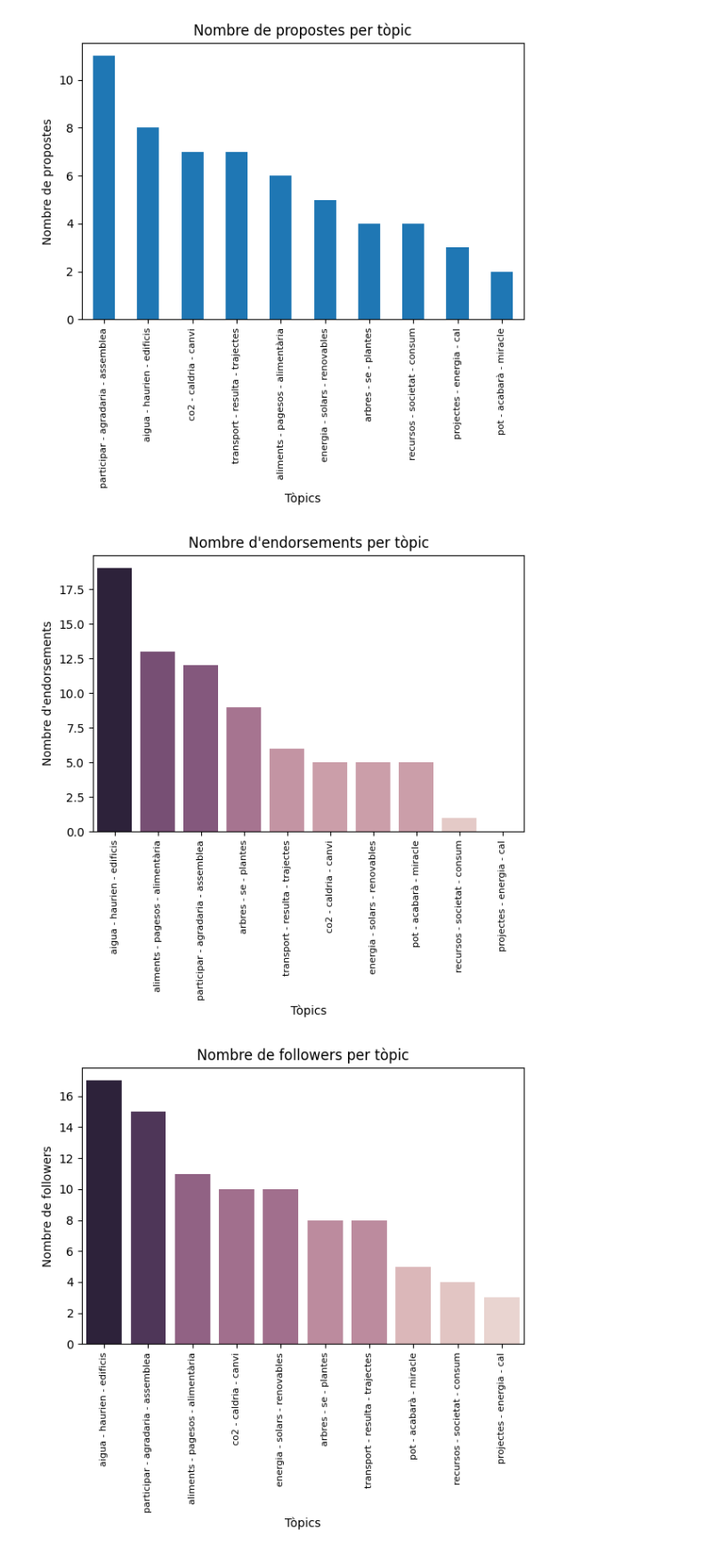
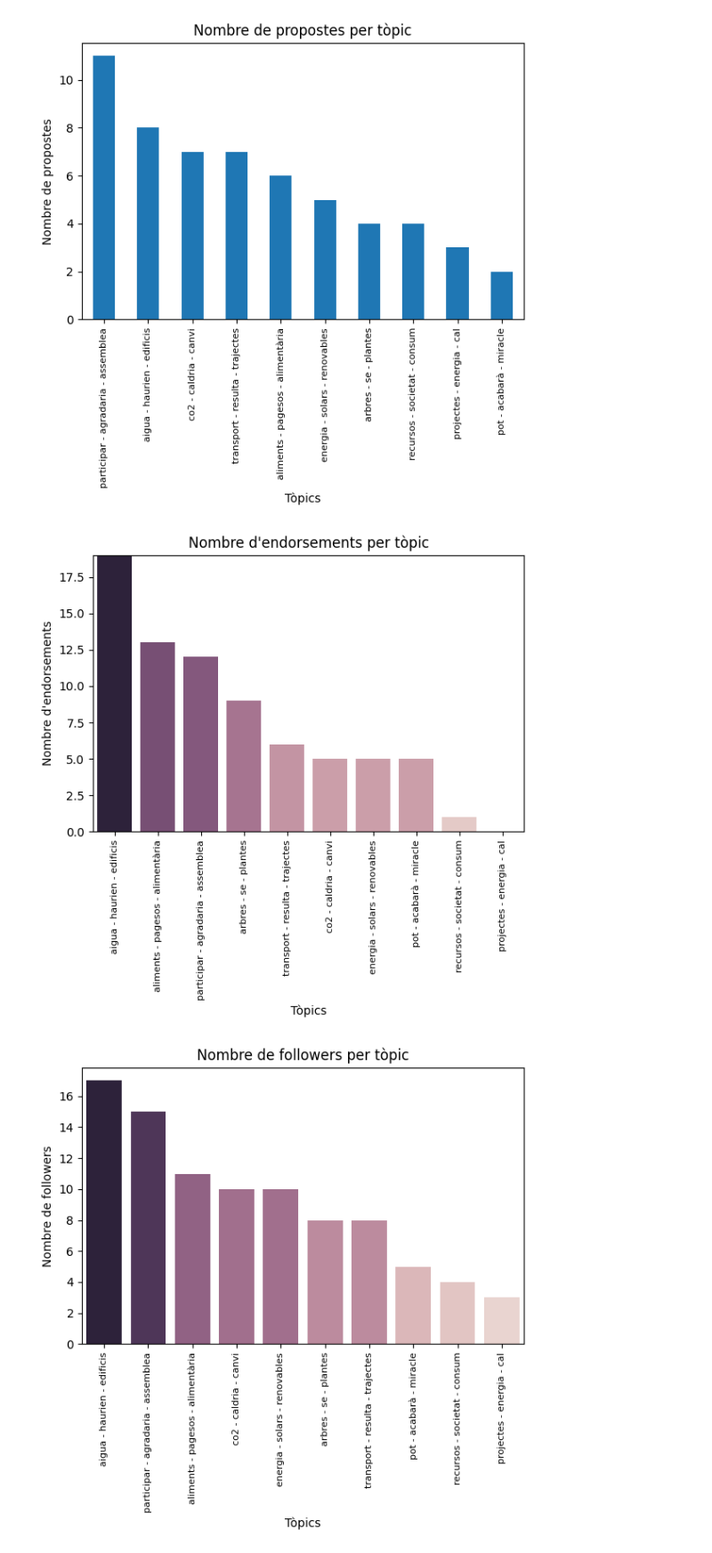
Before and after one commit to NoOPeEKS/dades-assemblea-clima, a Jupyter notebook: notebooks/topic_modeling.ipynb, the cells around one changed output. Shown at 89% size. Cells and saved outputs as stored; diff of their text form; code cells hidden in the pictures.

```diff
--- a/notebooks/topic_modeling.ipynb
+++ b/notebooks/topic_modeling.ipynb
@@ -392,16 +392,17 @@ plt.show()
 # %%
 plt.figure(figsize=(6,6))
 plt.title("Nombre d'endorsements per tòpic")
 grouped = df_proposals.groupby("topics_bert")['endorsements/total_count'].sum().reset_index(name="count").sort_values('count', ascending=False)
 sns.barplot(data=grouped, x='topics_bert', y='count', hue='count', legend=False)
 plt.xlabel("Tòpics")
 plt.ylabel("Nombre d'endorsements")
+plt.ylim(0, 19)
 plt.xticks(rotation=90, fontsize=8)
 plt.tight_layout()
 plt.savefig("../plots/endorsements_per_topic_catalunya.png")
 plt.show()
 # %% [output]
-[figure, old version]
+[figure, new version]
 # %%
 plt.figure(figsize=(6,6))
 grouped = df_proposals.groupby("topics_bert")['followers'].sum().reset_index(name='count').sort_values('count', ascending=False)
```
Also changed, not shown: parts of 2 cells of this notebook, 4 other files.
